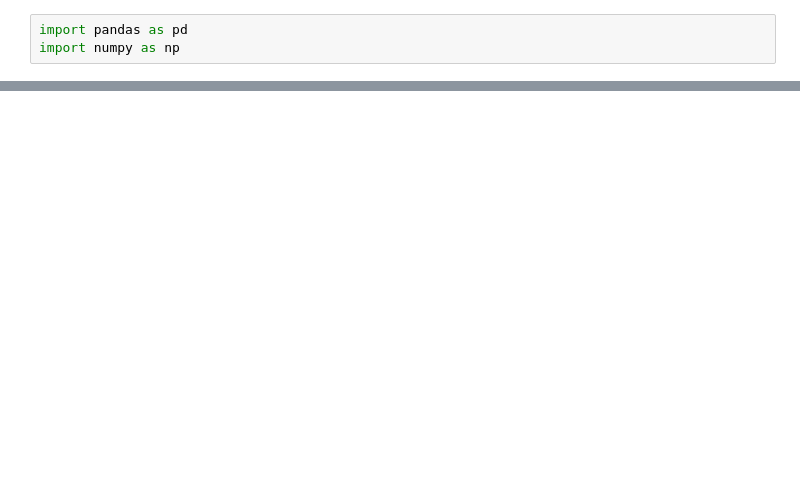
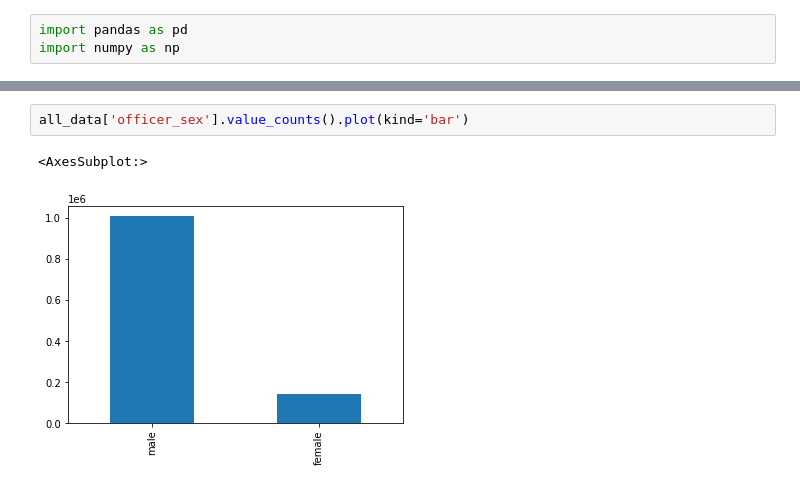
Before and after one commit to epfl-ada/ada-2020-project-milestone-p3-p3_beb, a Jupyter notebook: nb.ipynb, the cells around one changed output, grey strips where cells are left out. Saved outputs shown, nothing was run; the diff lists cells and outputs as text; blank space fills up the shorter version.

```diff
--- a/nb.ipynb
+++ b/nb.ipynb
@@ -35,0 +42,5 @@ array([[<AxesSubplot:title={'center':'officer_years_of_service'}>]],
+# %%
+all_data['officer_sex'].value_counts().plot(kind='bar')
+# %% [output]
+<AxesSubplot:>
+[figure, added]
```
Also changed, not shown: parts of 4 cells of this notebook.
